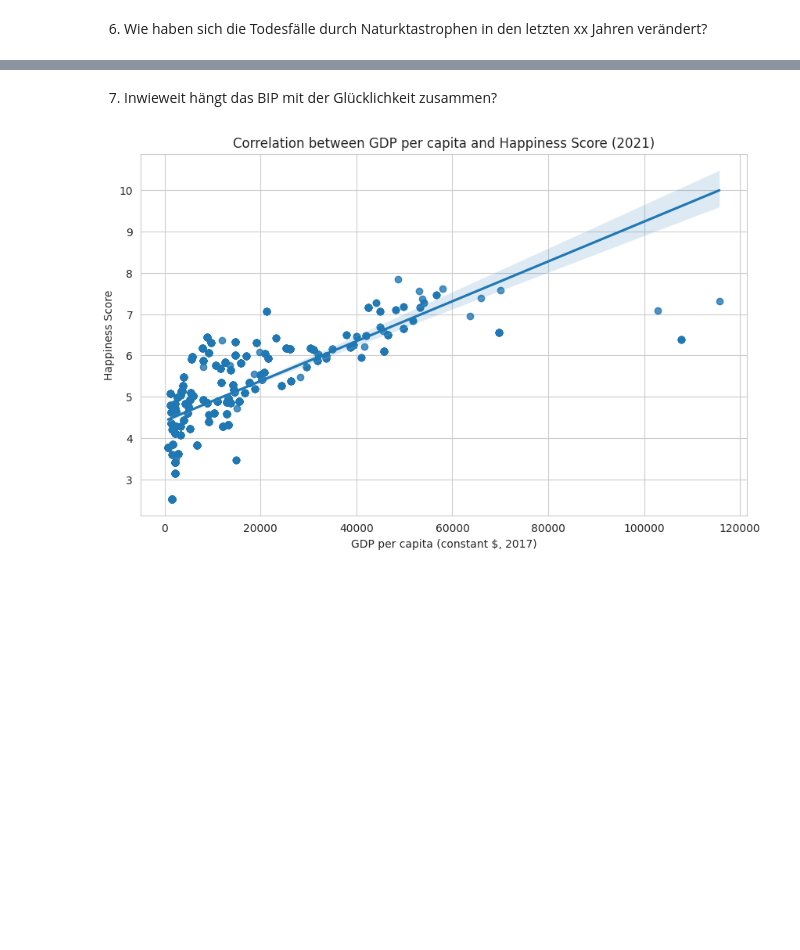
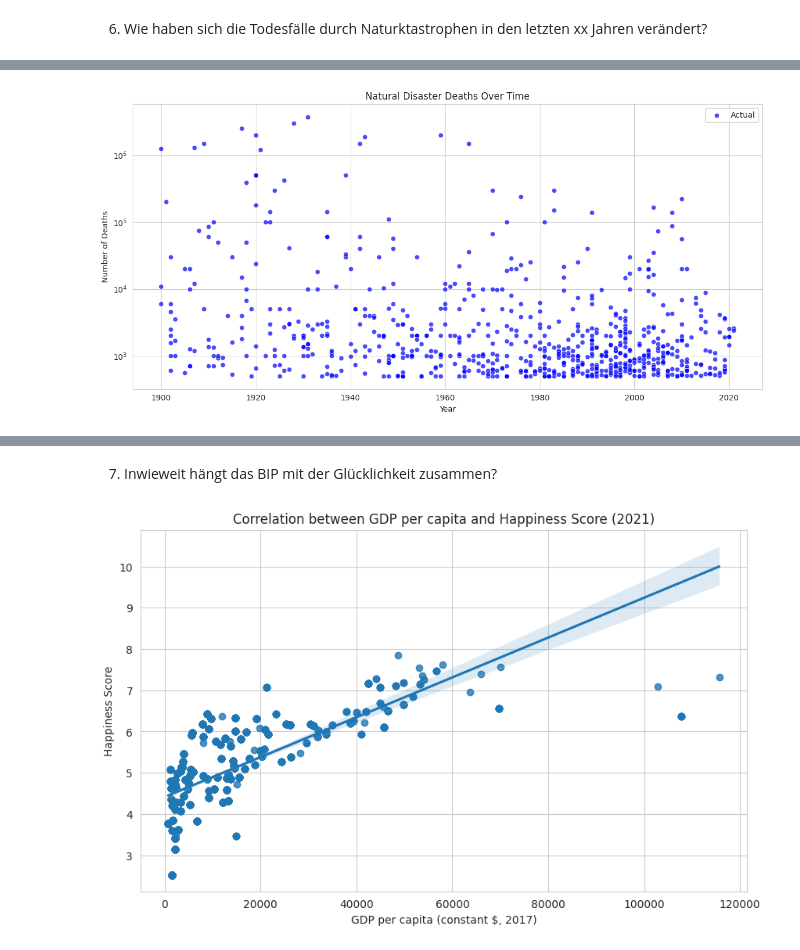
Before and after one commit to DataScience-DHBWKA/Human-Development-Qlik-vs-Python-Gruppe-8, a Jupyter notebook: notebooks/fragen.ipynb, the cells around one changed output, grey strips where cells are left out. Saved outputs shown, nothing was run; the diff lists cells and outputs as text; code cells hidden in the pictures; blank space fills up the shorter version.

```diff
--- a/notebooks/fragen.ipynb
+++ b/notebooks/fragen.ipynb
@@ -434,0 +487,5 @@ visualize_deaths_nature_7(natural_disasters_df)
+# %%
+natural_disasters_df_changed = natural_disasters_df[natural_disasters_df['Total Deaths'] >= 500]
+visualize_deaths_nature_7(natural_disasters_df_changed)
+# %% [output]
+[figure, added]
```
Also changed, not shown: parts of 6 cells of this notebook.
